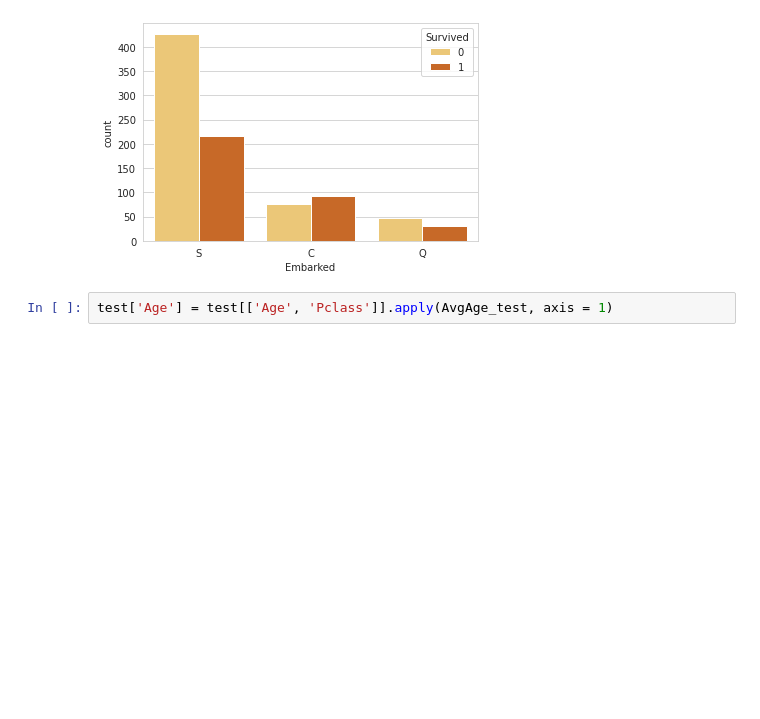
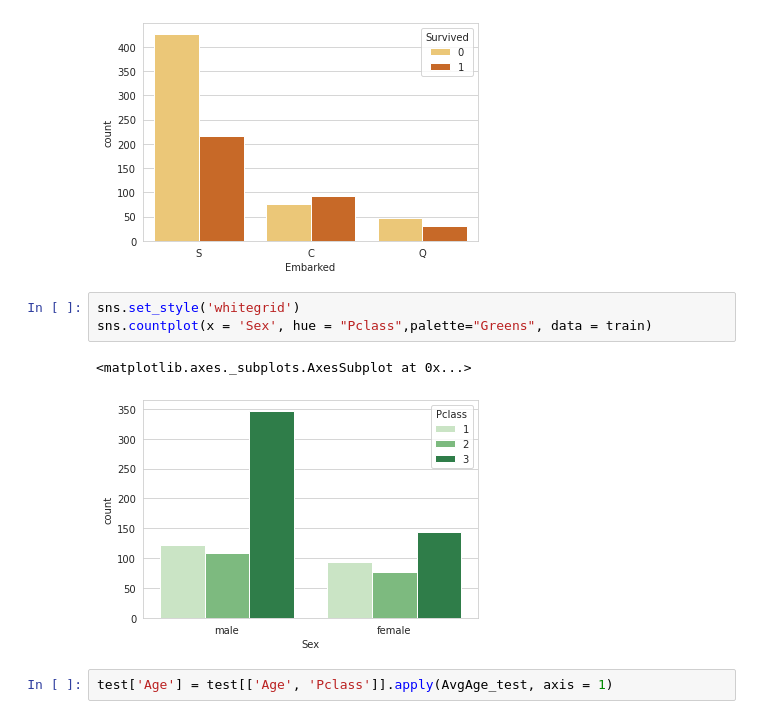
Before and after one commit to hollyplank/Essex-Group-2, a Jupyter notebook: Titanic.ipynb, the cells around one changed output. Saved outputs shown, nothing was run; the diff lists cells and outputs as text; blank space fills up the shorter version.

```diff
--- a/Titanic.ipynb
+++ b/Titanic.ipynb
@@ -203,6 +201,12 @@ sns.countplot(x = 'Embarked', hue = "Survived", palette="YlOrBr", data = train)
 # %% [output]
 <matplotlib.axes._subplots.AxesSubplot at 0x...>
 [figure]
+# %%
+sns.set_style('whitegrid')
+sns.countplot(x = 'Sex', hue = "Pclass",palette="Greens", data = train)
+# %% [output]
+<matplotlib.axes._subplots.AxesSubplot at 0x...>
+[figure, added]
 # %%
 test['Age'] = test[['Age', 'Pclass']].apply(AvgAge_test, axis = 1)
 # %%
```
Also changed, not shown: parts of 6 cells of this notebook.
